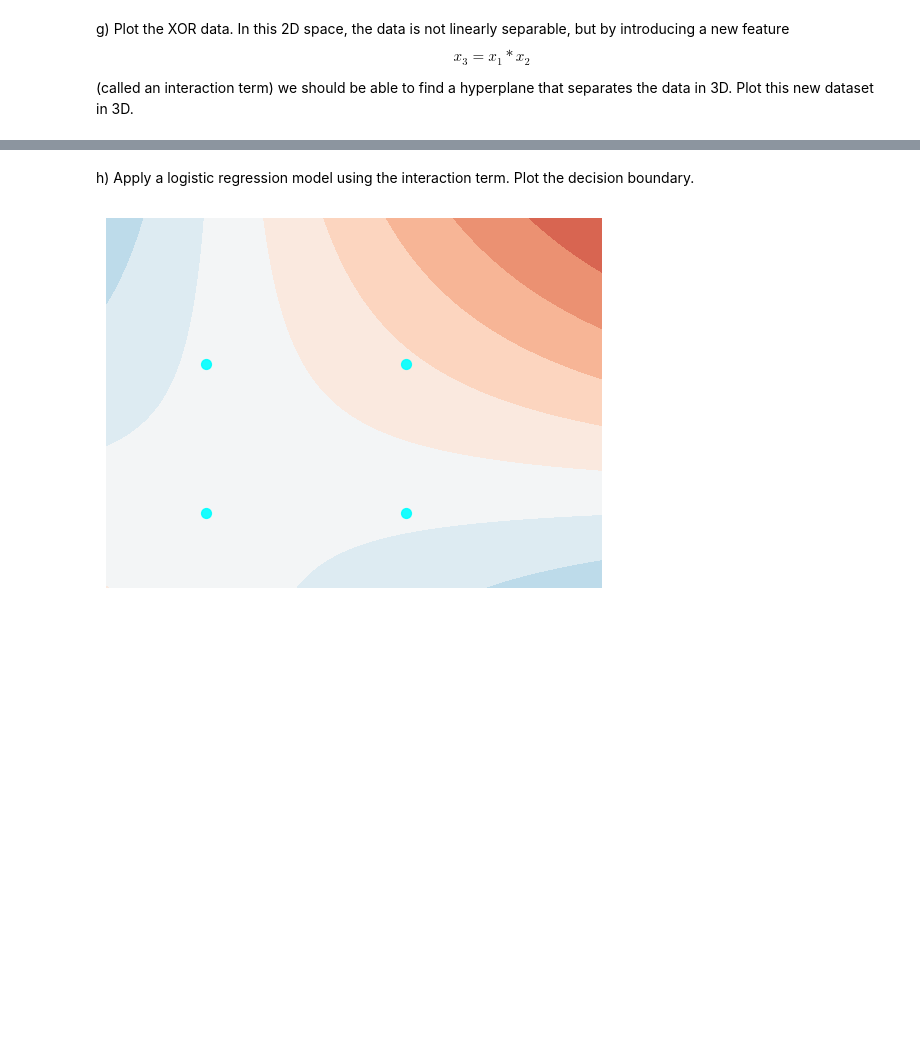
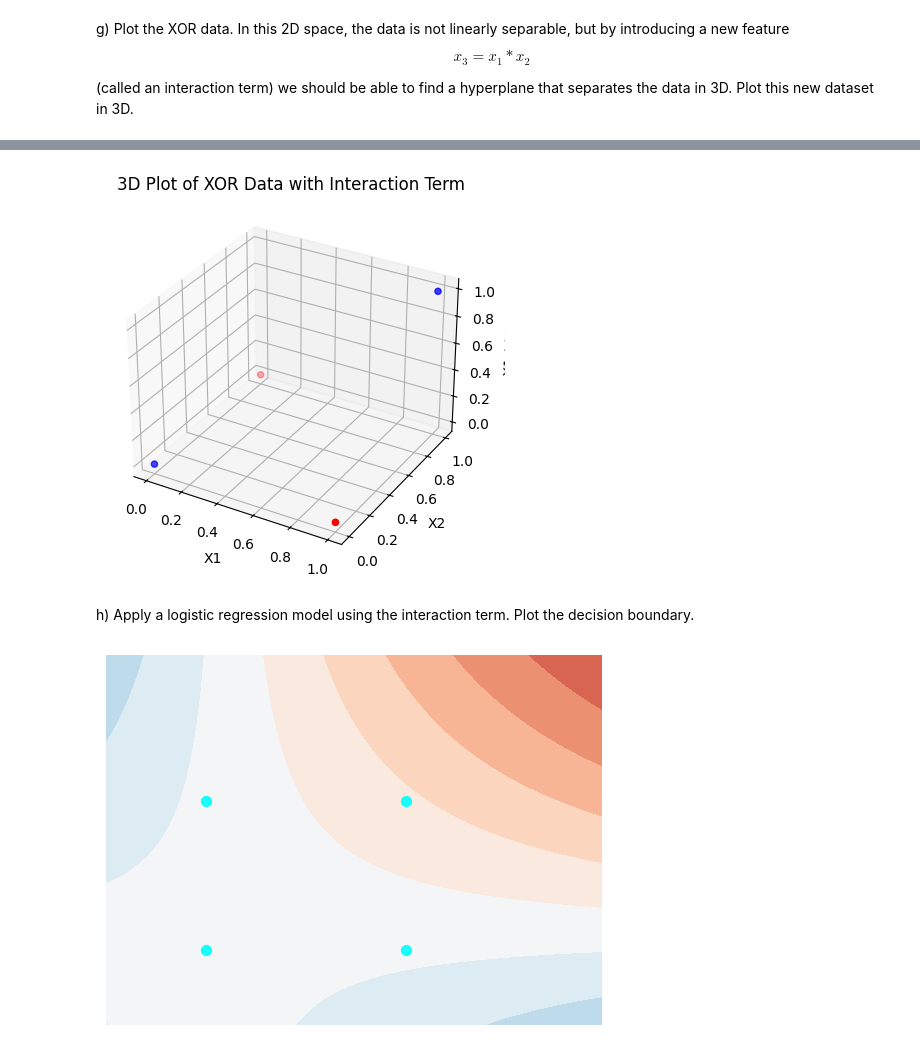
Before and after one commit to ioshuoyuhao/Data-Science-Fundamentals, a Jupyter notebook: lecture_21/worksheet_21.ipynb, the cells around one changed output, grey strips where cells are left out. Cells and saved outputs as stored; diff of their text form; code cells hidden in the pictures; blank space fills up the shorter version.

```diff
--- a/lecture_21/worksheet_21.ipynb
+++ b/lecture_21/worksheet_21.ipynb
@@ -119,3 +254,39 @@ plt.show()
+# %%
+from mpl_toolkits.mplot3d import Axes3D
+
+# X, Y = generate_xor_data()
+# ax = plt.axes(projection='3d')
+# ax.scatter3D(X[: , 0], X[: , 1], X[: , 0]* X[: , 1], c=Y)
+# plt.show()
+
+# Function to generate XOR data
+def generate_xor_data():
+    X = np.array([
+        [0, 0],
+        [0, 1],
+        [1, 0],
+        [1, 1]])
+    Y = np.array([x[0] ^ x[1] for x in X])
+    return X, Y
+
+# Generating XOR data
+X, Y = generate_xor_data()
+
+# Creating a 3D scatter plot
+fig = plt.figure()
+ax = fig.add_subplot(111, projection='3d')
+ax.scatter3D(X[:, 0], X[:, 1], X[:, 0] * X[:, 1], c=Y, cmap='bwr')
+
+# Labelling axes
+ax.set_xlabel('X1')
+ax.set_ylabel('X2')
+ax.set_zlabel('X1 * X2')
+
+# Showing the plot
+plt.title('3D Plot of XOR Data with Interaction Term')
+plt.show()
+# %% [output]
+[figure, added]
 # %% [markdown]
 h) Apply a logistic regression model using the interaction term. Plot the decision boundary.
 # %%
```
Also changed, not shown: parts of 10 cells of this notebook.
